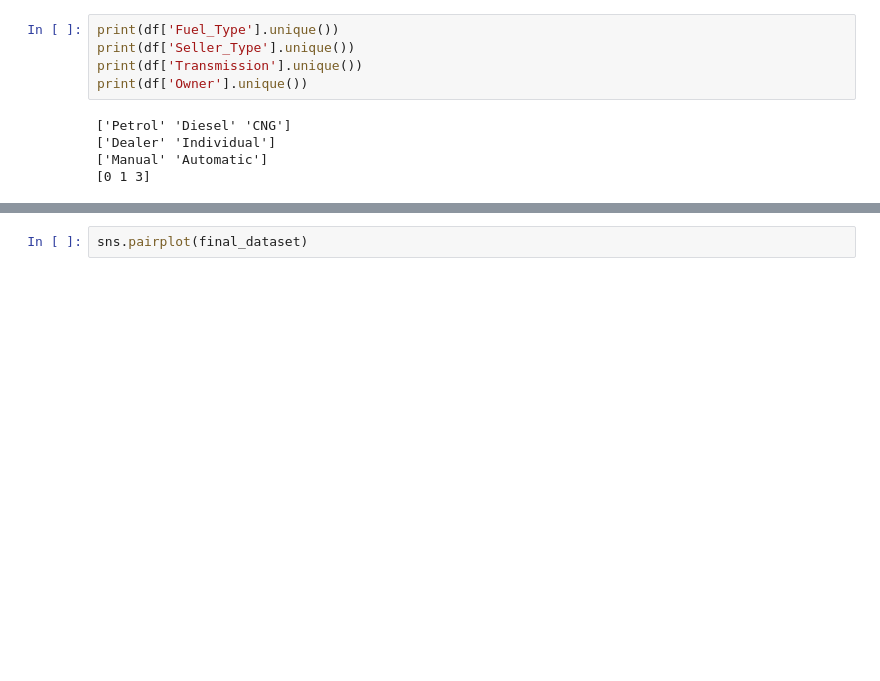
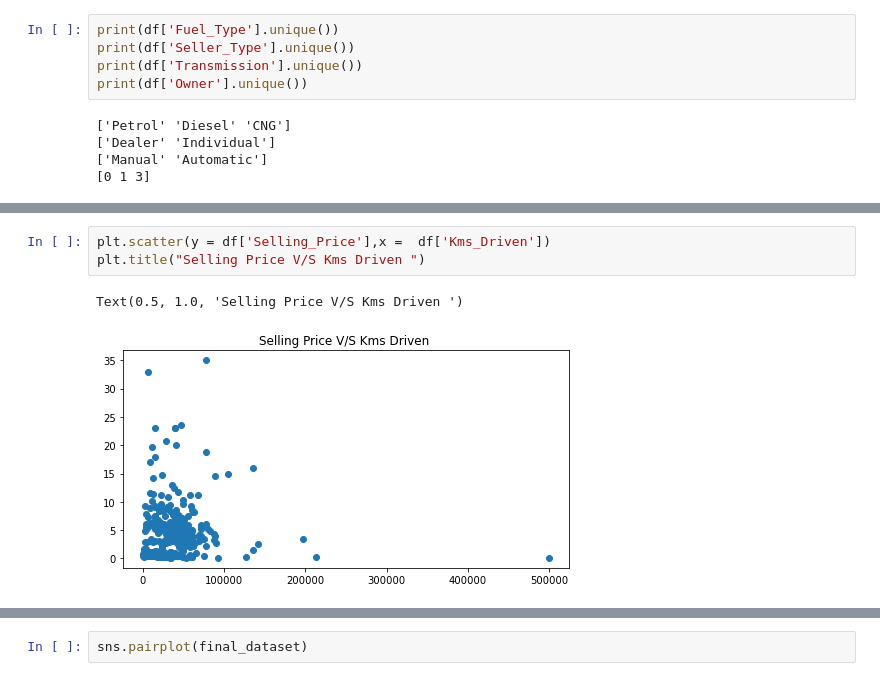
Before and after one commit to debasish-dutta/car-price-prediction, a Jupyter notebook: Used-car-sale-price-prediction.ipynb, the cells around one changed output, grey strips where cells are left out. Saved outputs shown, nothing was run; the diff lists cells and outputs as text; blank space fills up the shorter version.

```diff
--- a/Used-car-sale-price-prediction.ipynb
+++ b/Used-car-sale-price-prediction.ipynb
@@ -58,0 +66,6 @@ df.describecribe()
+# %%
+plt.scatter(y = df['Selling_Price'],x =  df['Kms_Driven'])
+plt.title("Selling Price V/S Kms Driven ")
+# %% [output]
+Text(0.5, 1.0, 'Selling Price V/S Kms Driven ')
+[figure, added]
```
Also changed, not shown: parts of 3 cells of this notebook.
